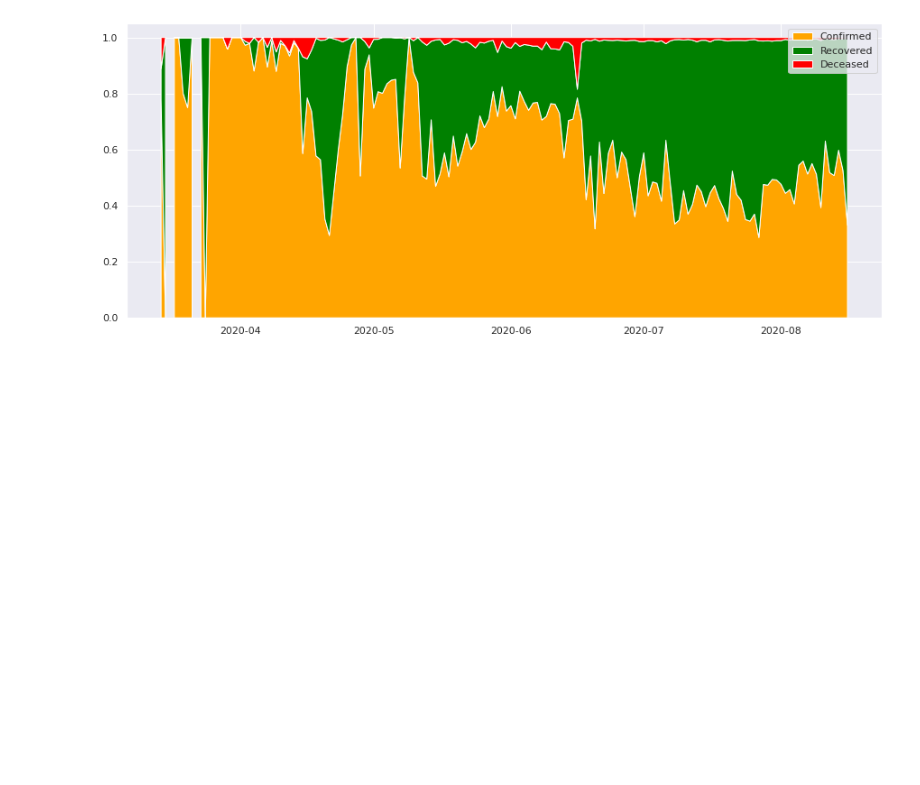
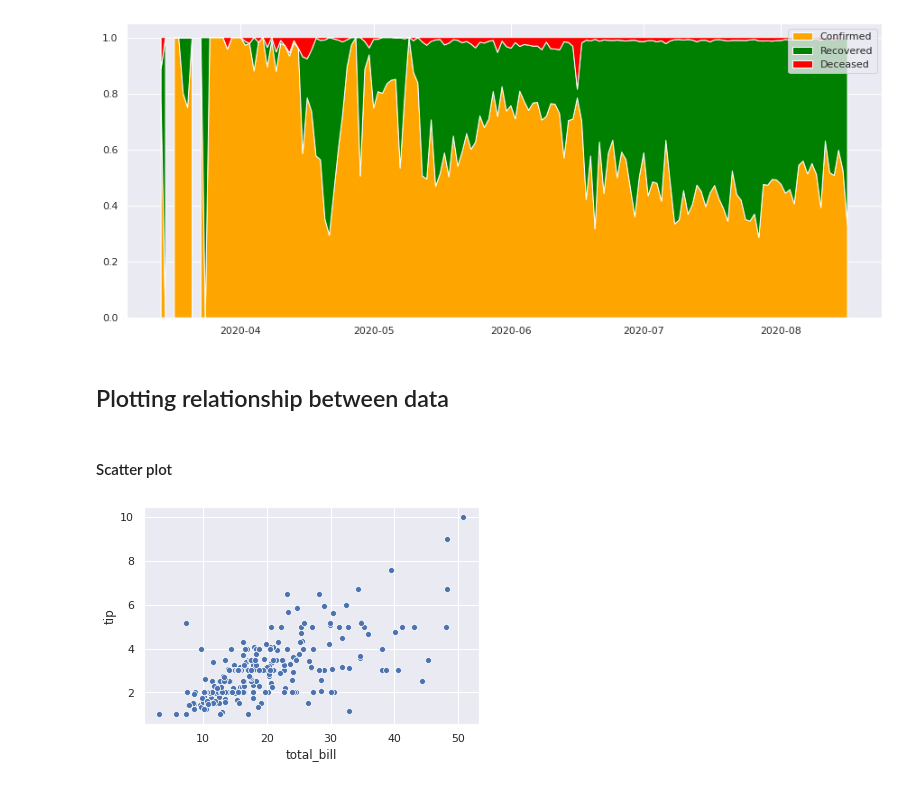
Before and after one commit to swami-gait/Foundations_of_datascience, a Jupyter notebook: FDS_WK12_DataViz.ipynb, the cells around one changed output. Drawn from its saved outputs; the diff is of its cells as text; code cells hidden in the pictures; blank space fills up the shorter version.

```diff
--- a/FDS_WK12_DataViz.ipynb
+++ b/FDS_WK12_DataViz.ipynb
@@ -416,3 +414,13 @@ Try using .loc[row_indexer,col_indexer] = value instead
 See the caveats in the documentation: https://pandas.pydata.org/pandas-docs/stable/user_guide/indexing.html#returning-a-view-versus-a-copy
   """
 [figure]
+# %% [markdown]
+## Plotting relationship between data
+# %% [markdown]
+#### Scatter plot
+# %%
+t = sns.load_datasets('tips')
+# %%
+sns.scatterplot('total_bill','tip',data=t);
+# %% [output]
+[figure, added]
```
Also changed, not shown: parts of 16 cells of this notebook.
